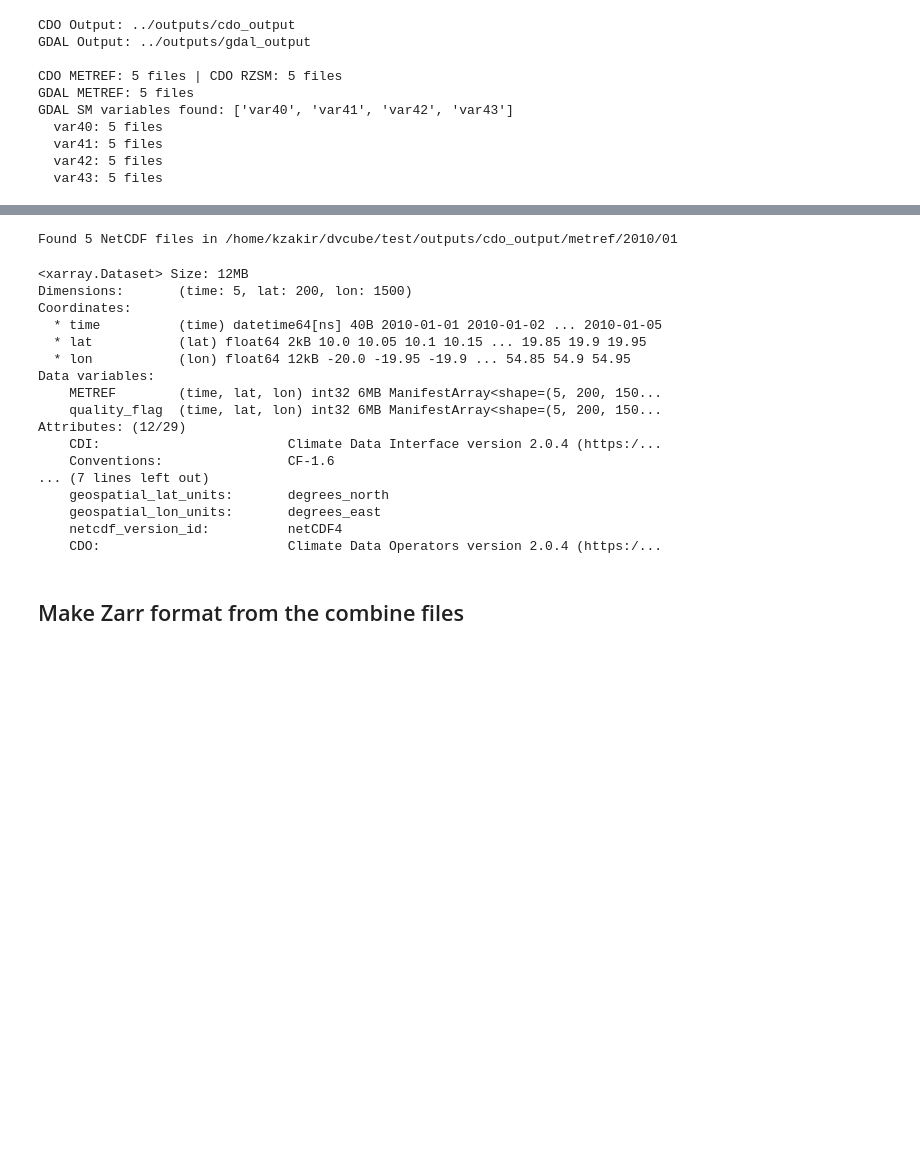
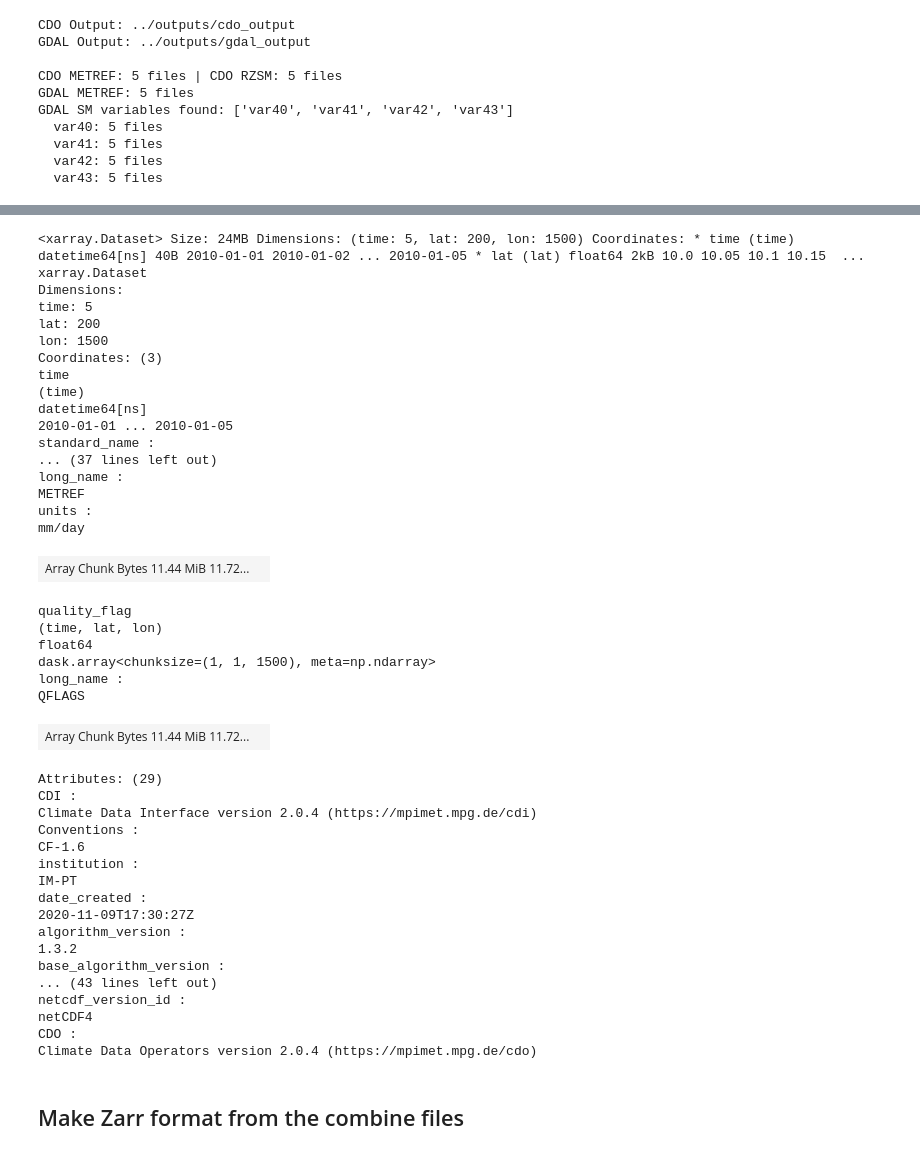
Before and after one commit to khizerzakir/dvcube, a Jupyter notebook: cube_example/test_cube.ipynb, the cells around one changed output, grey strips where cells are left out. Cells and saved outputs as stored; diff of their text form; code cells hidden in the pictures; blank space fills up the shorter version.

```diff
--- a/cube_example/test_cube.ipynb
+++ b/cube_example/test_cube.ipynb
@@ -174,35 +156,57 @@ print("First file:", all_files[0])
 # %%
-# Open multiple files with xarray (no virtual zarr)
+# Open multiple files with xarray
 
 # If you get backend errors with netCDF4, switch to engine="h5netcdf" here too.
 ds_nc = xr.open_mfdataset(
     all_files,
     combine="nested",
-    concat_dim="time",
-    engine="h5netcdf",
-    parallel=False,
+    concat_dim="time"
 )
 
-print(ds_nc)
+ds_nc
 # %% [output]
-Found 5 NetCDF files in /home/kzakir/dvcube/test/outputs/cdo_output/metref/2010/01
+<xarray.Dataset> Size: 24MB Dimensions: (time: 5, lat: 200, lon: 1500) Coordinates: * time (time) datetime64[ns] 40B 2010-01-01 2010-01-02 ... 2010-01-05 * lat (lat) float64 2kB 10.0 10.05 10.1 10.15  ...
+xarray.Dataset
+Dimensions:
+time: 5
+lat: 200
+lon: 1500
+Coordinates: (3)
+time
+(time)
+datetime64[ns]
+2010-01-01 ... 2010-01-05
+standard_name :
+... (37 lines left out)
+long_name :
+METREF
+units :
+mm/day
+| Array Chunk Bytes 11.44 MiB 11.72... |  |
-<xarray.Dataset> Size: 12MB
-Dimensions:       (time: 5, lat: 200, lon: 1500)
-Coordinates:
-  * time          (time) datetime64[ns] 40B 2010-01-01 2010-01-02 ... 2010-01-05
-  * lat           (lat) float64 2kB 10.0 10.05 10.1 10.15 ... 19.85 19.9 19.95
-  * lon           (lon) float64 12kB -20.0 -19.95 -19.9 ... 54.85 54.9 54.95
-Data variables:
-    METREF        (time, lat, lon) int32 6MB ManifestArray<shape=(5, 200, 150...
-    quality_flag  (time, lat, lon) int32 6MB ManifestArray<shape=(5, 200, 150...
-Attributes: (12/29)
-    CDI:                        Climate Data Interface version 2.0.4 (https:/...
-    Conventions:                CF-1.6
-... (7 lines left out)
-    geospatial_lat_units:       degrees_north
-    geospatial_lon_units:       degrees_east
-    netcdf_version_id:          netCDF4
-    CDO:                        Climate Data Operators version 2.0.4 (https:/...
+quality_flag
+(time, lat, lon)
+float64
+dask.array<chunksize=(1, 1, 1500), meta=np.ndarray>
+long_name :
+QFLAGS
+| Array Chunk Bytes 11.44 MiB 11.72... |  |
+Attributes: (29)
+CDI :
+Climate Data Interface version 2.0.4 (https://mpimet.mpg.de/cdi)
+Conventions :
+CF-1.6
+institution :
+IM-PT
+date_created :
+2020-11-09T17:30:27Z
+algorithm_version :
+1.3.2
+base_algorithm_version :
+... (43 lines left out)
+netcdf_version_id :
+netCDF4
+CDO :
+Climate Data Operators version 2.0.4 (https://mpimet.mpg.de/cdo)
 # %% [markdown]
 ## Make Zarr format from the combine files
 # %%
```
Also changed, not shown: parts of 5 cells of this notebook, 2 other files.
